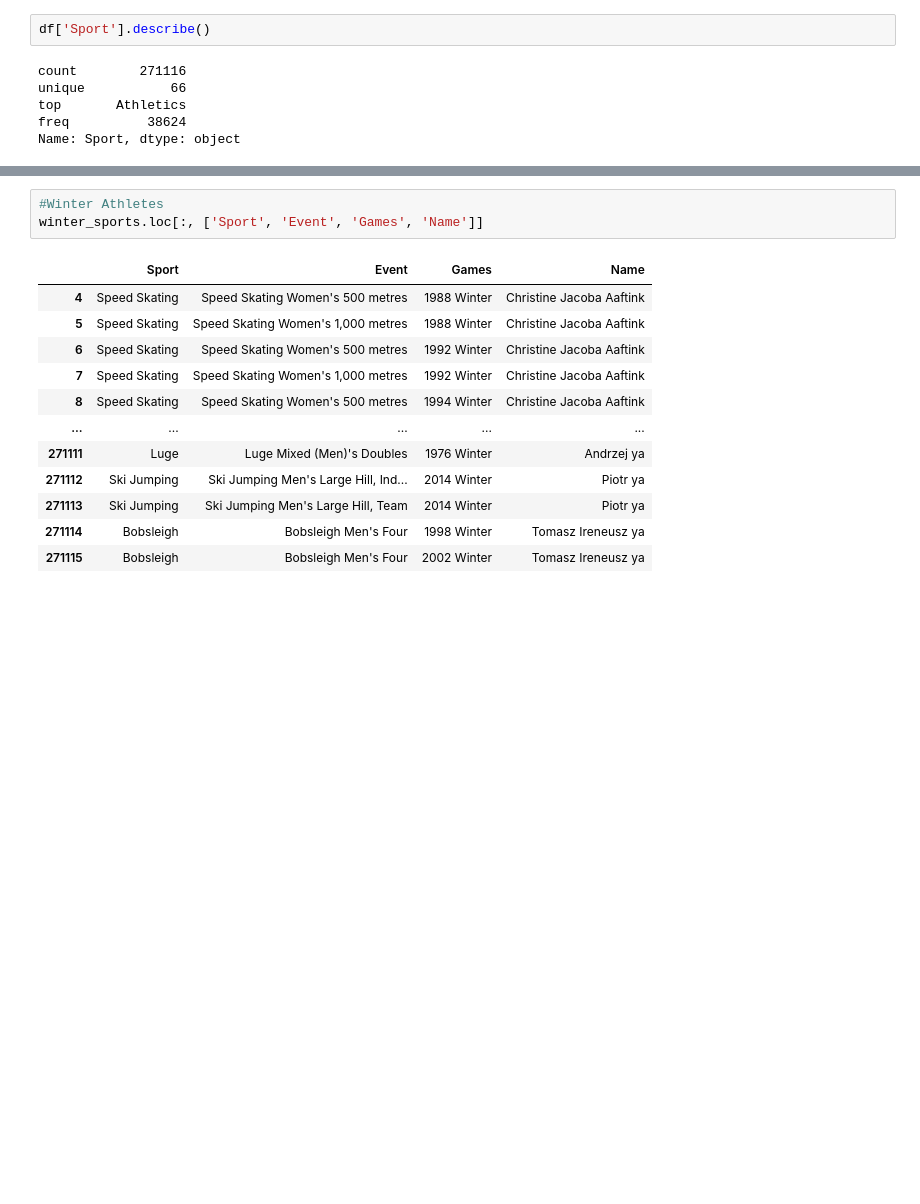
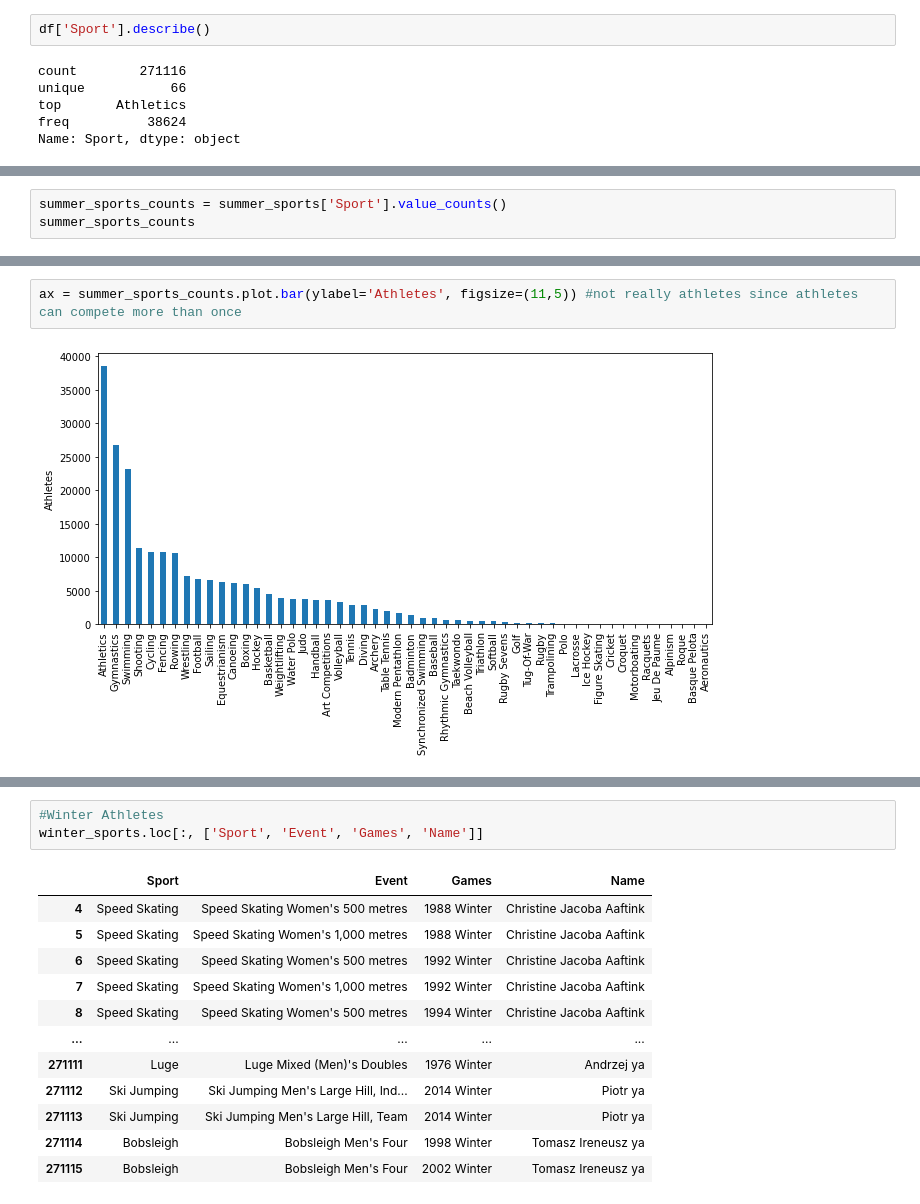
Before and after one commit to jennifer-biener/kaggle_datasets, a Jupyter notebook: athlete_sports_deep_dive.ipynb, the cells around one changed output, grey strips where cells are left out. Drawn from its saved outputs; the diff is of its cells as text; blank space fills up the shorter version.

Commit message:
work on athletes datasets

```diff
--- a/athlete_sports_deep_dive.ipynb
+++ b/athlete_sports_deep_dive.ipynb
@@ -81,0 +88,3 @@ Name: Sport, dtype: object
+# %%
+summer_sports_counts = summer_sports['Sport'].value_counts()
+summer_sports_counts
@@ -81,0 +109,4 @@ Name: Sport, dtype: object
+# %%
+ax = summer_sports_counts.plot.bar(ylabel='Athletes', figsize=(11,5)) #not really athletes since athletes can compete more than once
+# %% [output]
+[figure, added]
```
Also changed, not shown: parts of 11 cells of this notebook, 1 other file.
